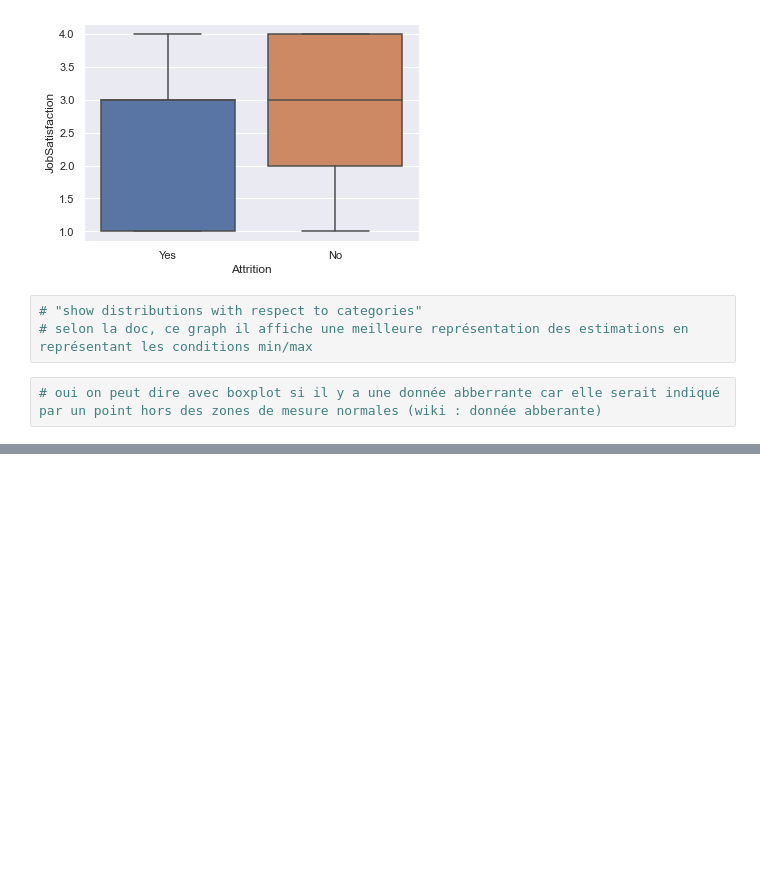
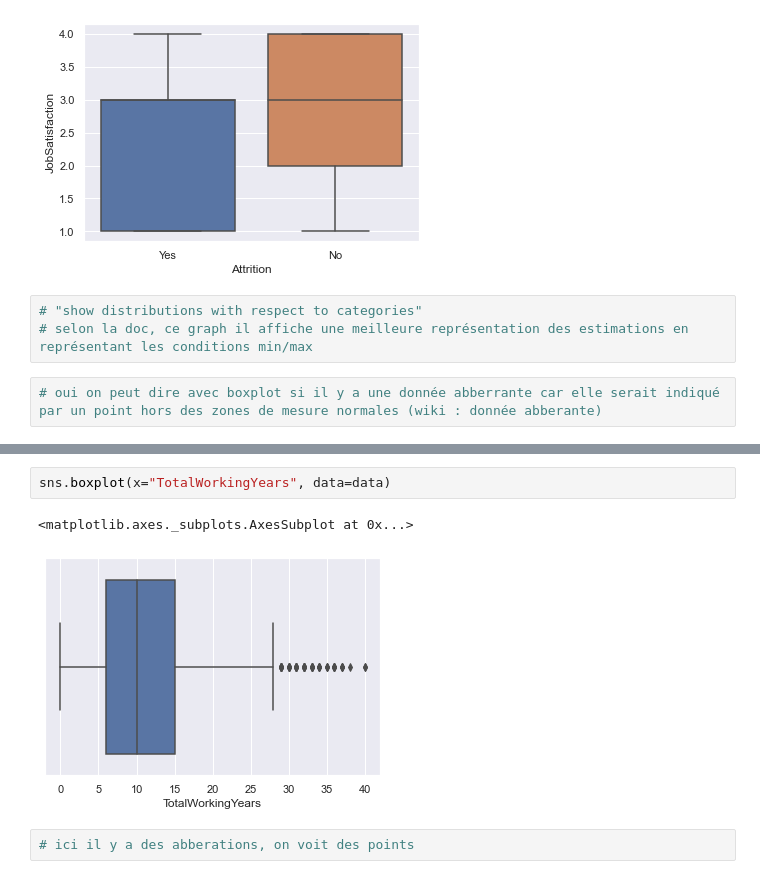
Before and after one commit to artnotek/python_v2, a Jupyter notebook: Exo_datavision3.ipynb, the cells around one changed output, grey strips where cells are left out. Drawn from its saved outputs; the diff is of its cells as text; blank space fills up the shorter version.

```diff
--- a/Exo_datavision3.ipynb
+++ b/Exo_datavision3.ipynb
@@ -47,0 +81,7 @@ sns.boxplot(x="Attrition", y="JobSatisfaction", data=data)
+# %%
+sns.boxplot(x="TotalWorkingYears", data=data)
+# %% [output]
+<matplotlib.axes._subplots.AxesSubplot at 0x...>
+[figure, added]
+# %%
+# ici il y a des abberations, on voit des points
```
Also changed, not shown: parts of 17 cells of this notebook.
